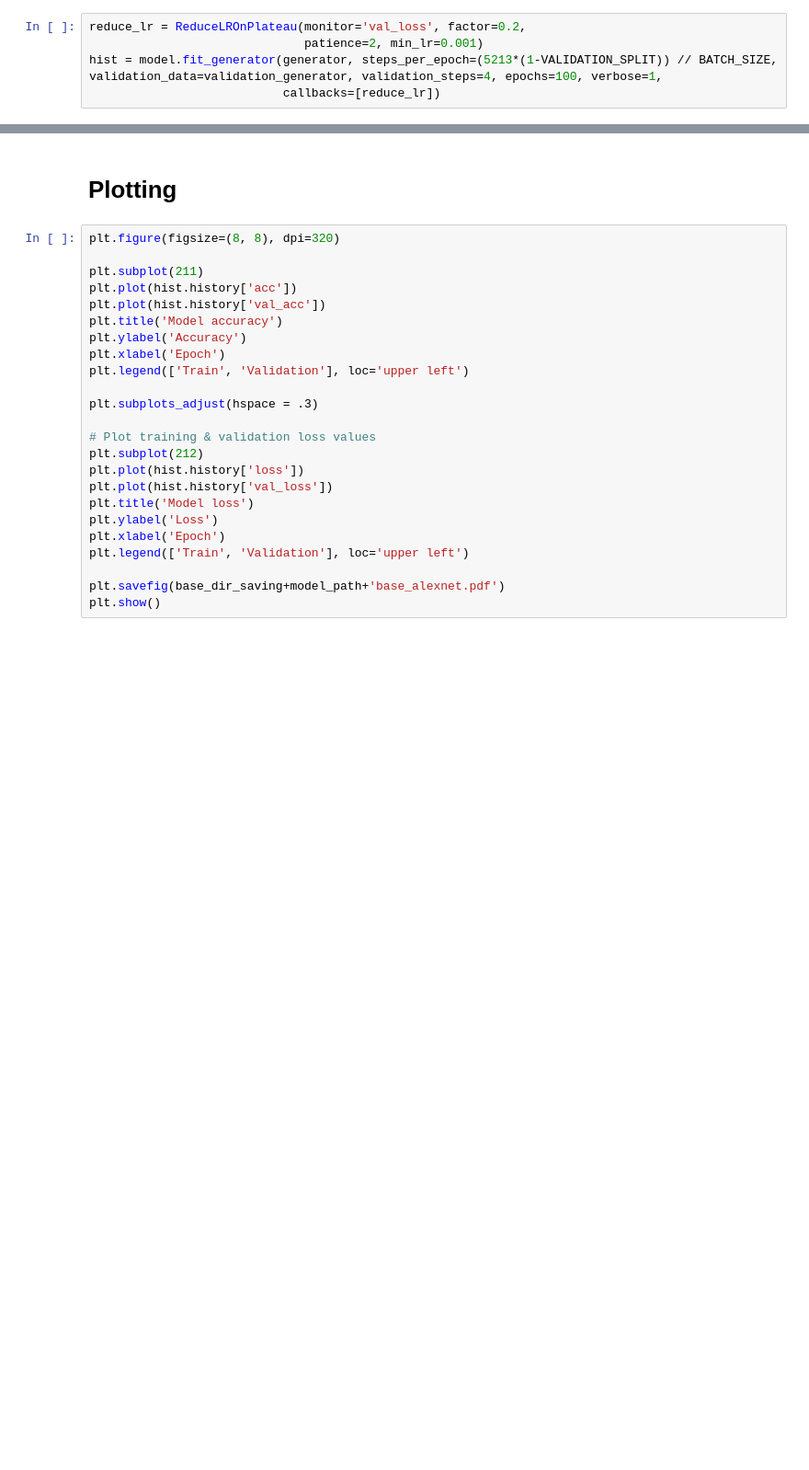
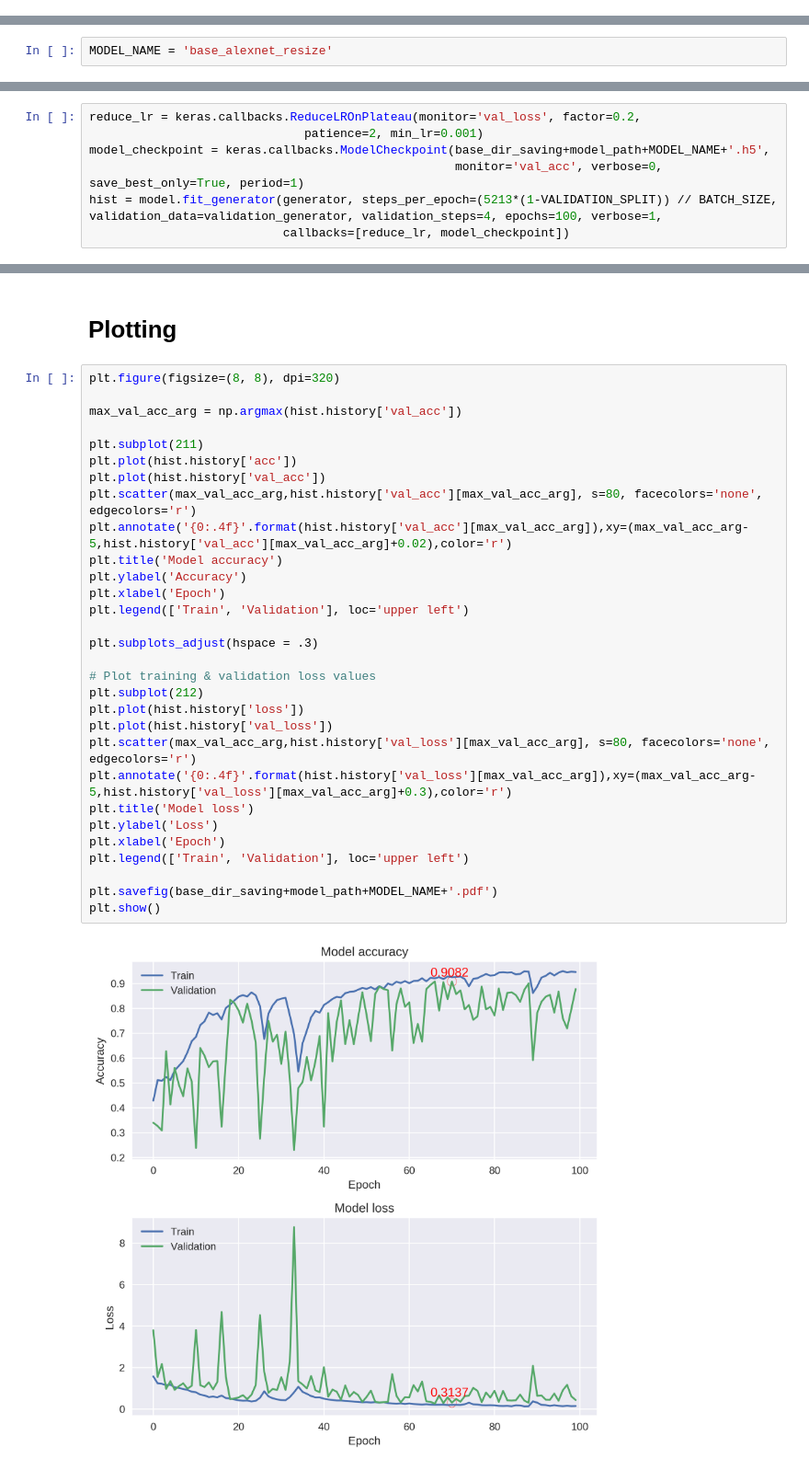
Before and after one commit to m-mazurkiewicz/PWR_MachineLearning, a Jupyter notebook: AlexNetArchitecture.ipynb, the cells around one changed output, grey strips where cells are left out. Shown: that part at 92% size. Cells and saved outputs as stored; diff of their text form; blank space fills up the shorter version.

Commit message:
Final version with plotting

```diff
--- a/AlexNetArchitecture.ipynb
+++ b/AlexNetArchitecture.ipynb
@@ -124,8 +138,3 @@ model.summary()
 # %%
 model.compile(loss = 'categorical_crossentropy', optimizer = 'adam', metrics=['accuracy'])
-# %%
-reduce_lr = ReduceLROnPlateau(monitor='val_loss', factor=0.2,
-                              patience=2, min_lr=0.001)
-hist = model.fit_generator(generator, steps_per_epoch=(5213*(1-VALIDATION_SPLIT)) // BATCH_SIZE, validation_data=validation_generator, validation_steps=4, epochs=100, verbose=1,
-                           callbacks=[reduce_lr])
 # %% [markdown]
@@ -133,3 +142,5 @@ hist = model.fit_generator(generator, steps_per_epoch=(5213*(1-VALIDATION_SPLIT)
+# %%
+MODEL_NAME = 'base_alexnet_resize'
 # %%
 base_dir_saving = '/content/gdrive/My Drive/PWr_AlexNet_models/'
 model_path = data_set + '{}/'.format(BATCH_SIZE)
@@ -138,0 +148,7 @@ model.save(base_dir_saving+model_path+'base_alexnet.h5')
+# %%
+reduce_lr = keras.callbacks.ReduceLROnPlateau(monitor='val_loss', factor=0.2,
+                              patience=2, min_lr=0.001)
+model_checkpoint = keras.callbacks.ModelCheckpoint(base_dir_saving+model_path+MODEL_NAME+'.h5',
+                                                   monitor='val_acc', verbose=0, save_best_only=True, period=1)
+hist = model.fit_generator(generator, steps_per_epoch=(5213*(1-VALIDATION_SPLIT)) // BATCH_SIZE, validation_data=validation_generator, validation_steps=4, epochs=100, verbose=1,
+                           callbacks=[reduce_lr, model_checkpoint])
@@ -140,25 +174,33 @@ model.save(base_dir_saving+model_path+'base_alexnet.h5')
 # Plotting
 # %%
 plt.figure(figsize=(8, 8), dpi=320)
+
+max_val_acc_arg = np.argmax(hist.history['val_acc'])
 
 plt.subplot(211)
 plt.plot(hist.history['acc'])
 plt.plot(hist.history['val_acc'])
+plt.scatter(max_val_acc_arg,hist.history['val_acc'][max_val_acc_arg], s=80, facecolors='none', edgecolors='r')
+plt.annotate('{0:.4f}'.format(hist.history['val_acc'][max_val_acc_arg]),xy=(max_val_acc_arg-5,hist.history['val_acc'][max_val_acc_arg]+0.02),color='r')
 plt.title('Model accuracy')
 plt.ylabel('Accuracy')
 plt.xlabel('Epoch')
 plt.legend(['Train', 'Validation'], loc='upper left')
 
 plt.subplots_adjust(hspace = .3)
 
 # Plot training & validation loss values
 plt.subplot(212)
 plt.plot(hist.history['loss'])
 plt.plot(hist.history['val_loss'])
+plt.scatter(max_val_acc_arg,hist.history['val_loss'][max_val_acc_arg], s=80, facecolors='none', edgecolors='r')
+plt.annotate('{0:.4f}'.format(hist.history['val_loss'][max_val_acc_arg]),xy=(max_val_acc_arg-5,hist.history['val_loss'][max_val_acc_arg]+0.3),color='r')
 plt.title('Model loss')
 plt.ylabel('Loss')
 plt.xlabel('Epoch')
 plt.legend(['Train', 'Validation'], loc='upper left')
 
-plt.savefig(base_dir_saving+model_path+'base_alexnet.pdf')
+plt.savefig(base_dir_saving+model_path+MODEL_NAME+'.pdf')
 plt.show()
+# %% [output]
+[figure, added]
```
Also changed, not shown: parts of 7 cells of this notebook.
